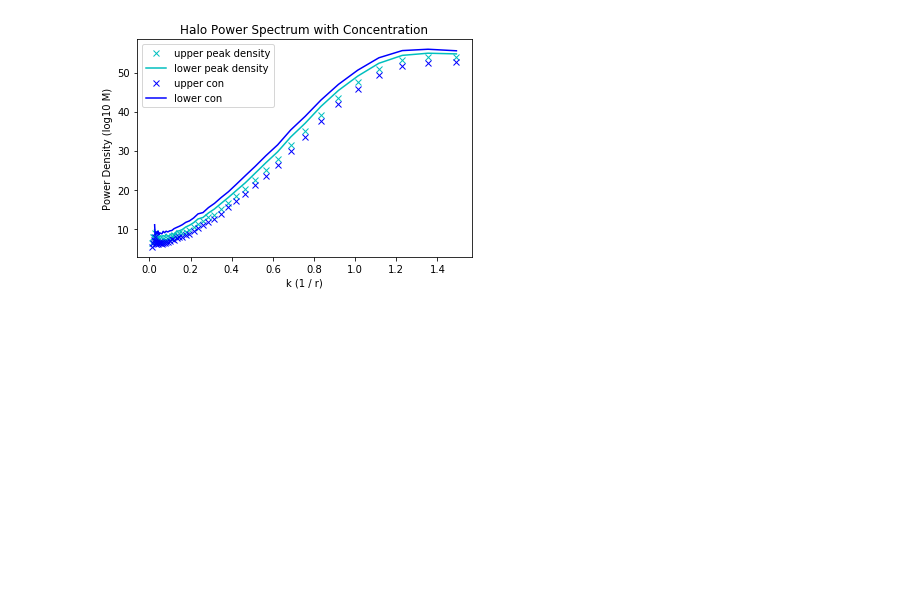
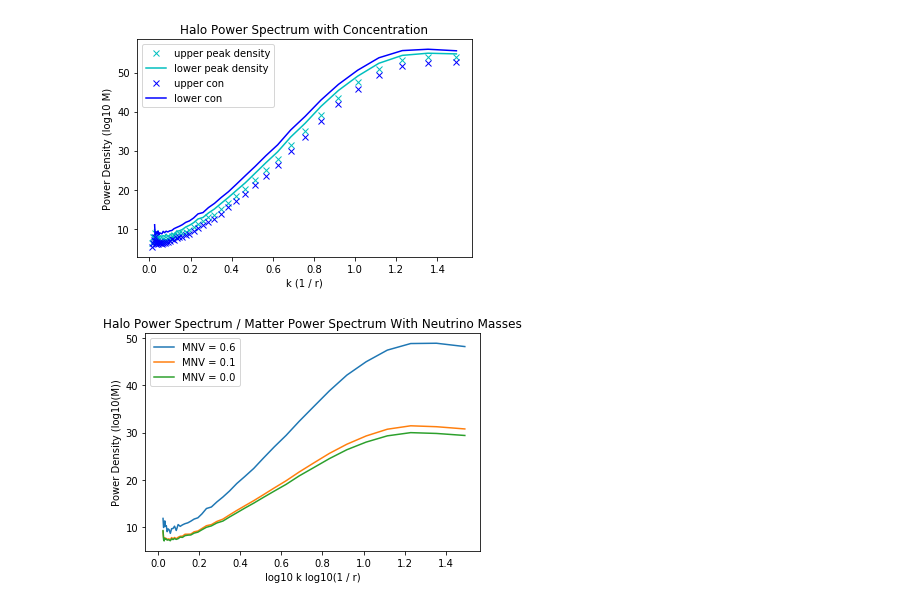
Before and after one commit to may32098/ASTROUSRP_halos_with_neutrinos, a Jupyter notebook: edited_phhpmm.ipynb, the cells around one changed output. Cells and saved outputs as stored; diff of their text form; code cells hidden in the pictures; blank space fills up the shorter version.

```diff
--- a/edited_phhpmm.ipynb
+++ b/edited_phhpmm.ipynb
@@ -302,3 +302,59 @@ plt.show()
 # %% [output]
 [figure]
 [figure]
+# %%
+mass_mask = np.load("/u/ayannam/Documents/Raw_Data/mnv_0.6/out_37_parents_mass.npy") > 12
+parents_mask = np.load("/u/ayannam/Documents/Raw_Data/mnv_0.6/out_37_parents_PID.npy") == -1
+use_mask = mass_mask & parents_mask
+
+pos = np.load("/u/ayannam/Documents/Raw_Data/mnv_0.6/out_37_parents_pos.npy")[use_mask]
+particles = np.load("/u/ayannam/Documents/Raw_Data/snapshot_mnv_0.6/snapshot_037.npy")
+
+phh_grid = gridding(pos)
+pmm_grid = (particle_grid)
+
+kh, ph = process_ps(phh_grid)
+kp, pp = process_ps(pmm_grid)
+
+plt.plot(kh, ph / pp, label = "MNV = 0.6")
+
+
+mass_mask = np.load("/u/ayannam/Documents/Raw_Data/mnv_0.1/out_37_parents_mass.npy") > 12
+parents_mask = np.load("/u/ayannam/Documents/Raw_Data/mnv_0.1/out_37_parents_PID.npy") == -1
+use_mask = mass_mask & parents_mask
+
+pos = np.load("/u/ayannam/Documents/Raw_Data/mnv_0.1/out_37_parents_pos.npy")[use_mask]
+particles = np.load("/u/ayannam/Documents/Raw_Data/snapshot_mnv_0.1/snapshot_037.npy")
+
+phh_grid = gridding(pos)
+pmm_grid = (particle_grid)
+
+kh, ph = process_ps(phh_grid)
+kp, pp = process_ps(pmm_grid)
+
+plt.plot(kh, ph / pp, label = "MNV = 0.1")
+
+
+mass_mask = np.load("/u/ayannam/Documents/Raw_Data/mnv_0.0/out_37_parents_mass.npy") > 12
+parents_mask = np.load("/u/ayannam/Documents/Raw_Data/mnv_0.0/out_37_parents_PID.npy") == -1
+use_mask = mass_mask & parents_mask
+
+pos = np.load("/u/ayannam/Documents/Raw_Data/mnv_0.0/out_37_parents_pos.npy")[use_mask]
+particles = np.load("/u/ayannam/Documents/Raw_Data/snapshot_mnv_0.0/snapshot_037.npy")
+
+phh_grid = gridding(pos)
+pmm_grid = (particle_grid)
+
+kh, ph = process_ps(phh_grid)
+kp, pp = process_ps(pmm_grid)
+
+plt.plot(kh, ph / pp, label = "MNV = 0.0")
+
+
+plt.legend()
+plt.xlabel("log10 k log10(1 / r)")
+plt.ylabel("Power Density (log10(M))")
+plt.title("Halo Power Spectrum / Matter Power Spectrum With Neutrino Masses")
+plt.show()
+# %% [output]
+[figure, added]
```
